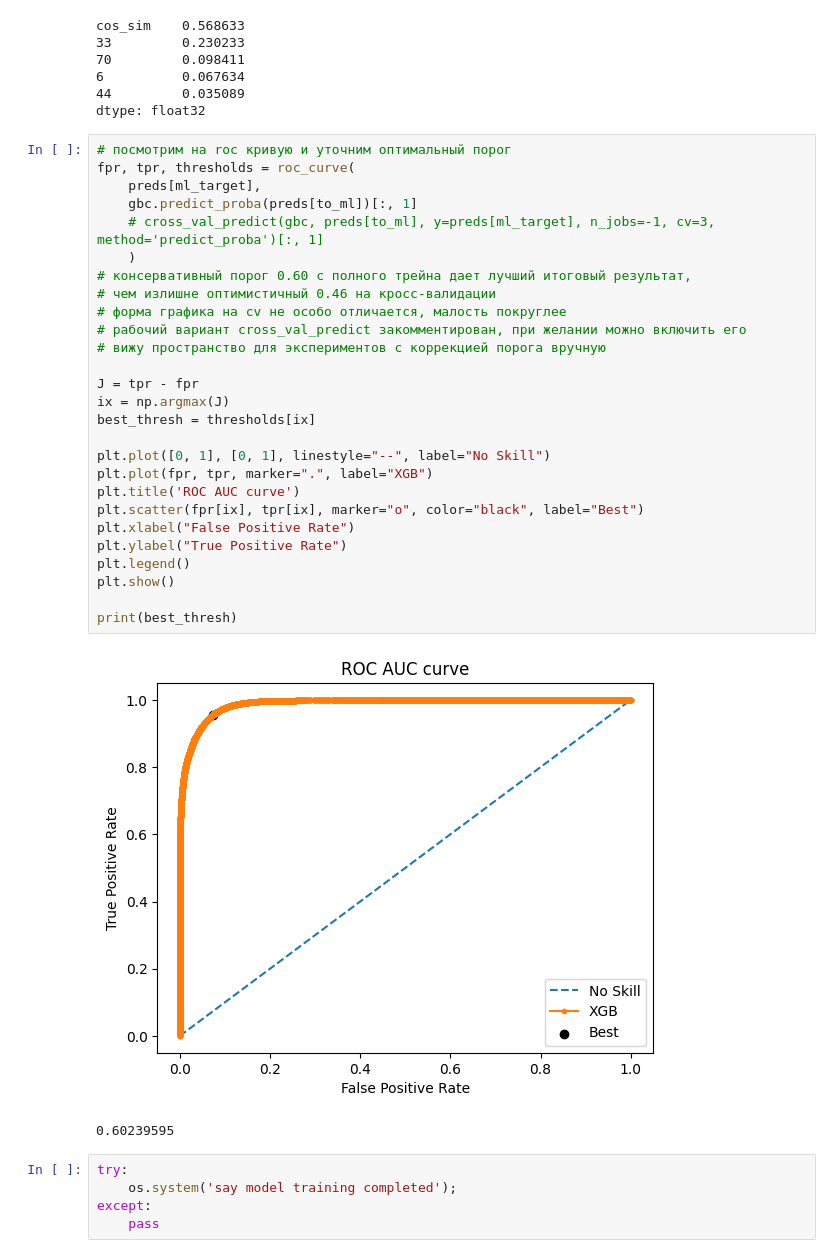
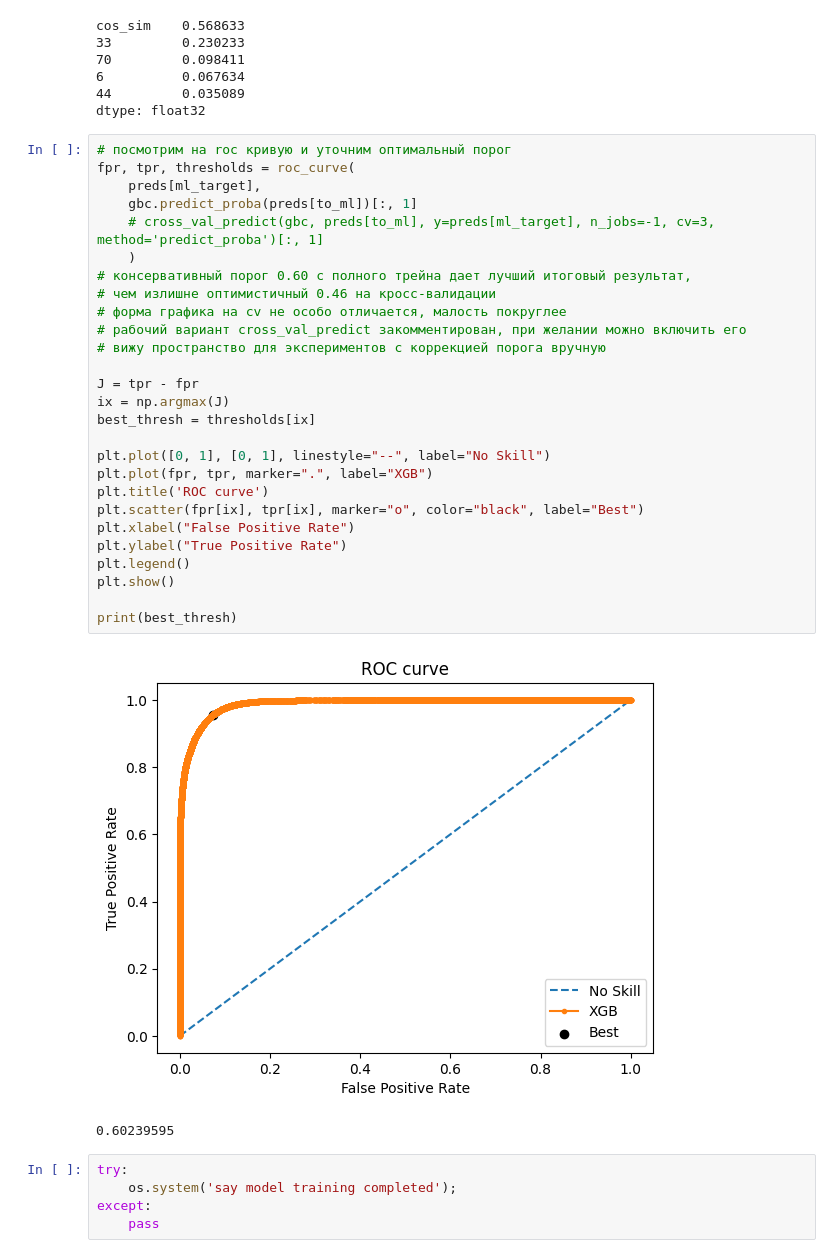
Before and after one commit to artefucktor/samokat_workshop, a Jupyter notebook: actual.ipynb, the cells around one changed output. Cells and saved outputs as stored; diff of their text form.

Commit message:
update grafix title

```diff
--- a/actual.ipynb
+++ b/actual.ipynb
@@ -276,32 +276,32 @@ dtype: float32
 # %%
 # посмотрим на roc кривую и уточним оптимальный порог
 fpr, tpr, thresholds = roc_curve(
     preds[ml_target],
     gbc.predict_proba(preds[to_ml])[:, 1]
     # cross_val_predict(gbc, preds[to_ml], y=preds[ml_target], n_jobs=-1, cv=3, method='predict_proba')[:, 1]
     )
 # консервативный порог 0.60 с полного трейна дает лучший итоговый результат,
 # чем излишне оптимистичный 0.46 на кросс-валидации
 # форма графика на cv не особо отличается, малость покруглее
 # рабочий вариант cross_val_predict закомментирован, при желании можно включить его
 # вижу пространство для экспериментов с коррекцией порога вручную
 
 J = tpr - fpr
 ix = np.argmax(J)
 best_thresh = thresholds[ix]
 
 plt.plot([0, 1], [0, 1], linestyle="--", label="No Skill")
 plt.plot(fpr, tpr, marker=".", label="XGB")
-plt.title('ROC AUC curve')
+plt.title('ROC curve')
 plt.scatter(fpr[ix], tpr[ix], marker="o", color="black", label="Best")
 plt.xlabel("False Positive Rate")
 plt.ylabel("True Positive Rate")
 plt.legend()
 plt.show()
 
 print(best_thresh)
 # %% [output]
-[figure, old version]
+[figure, new version]
 0.60239595
 # %%
 try:
```
